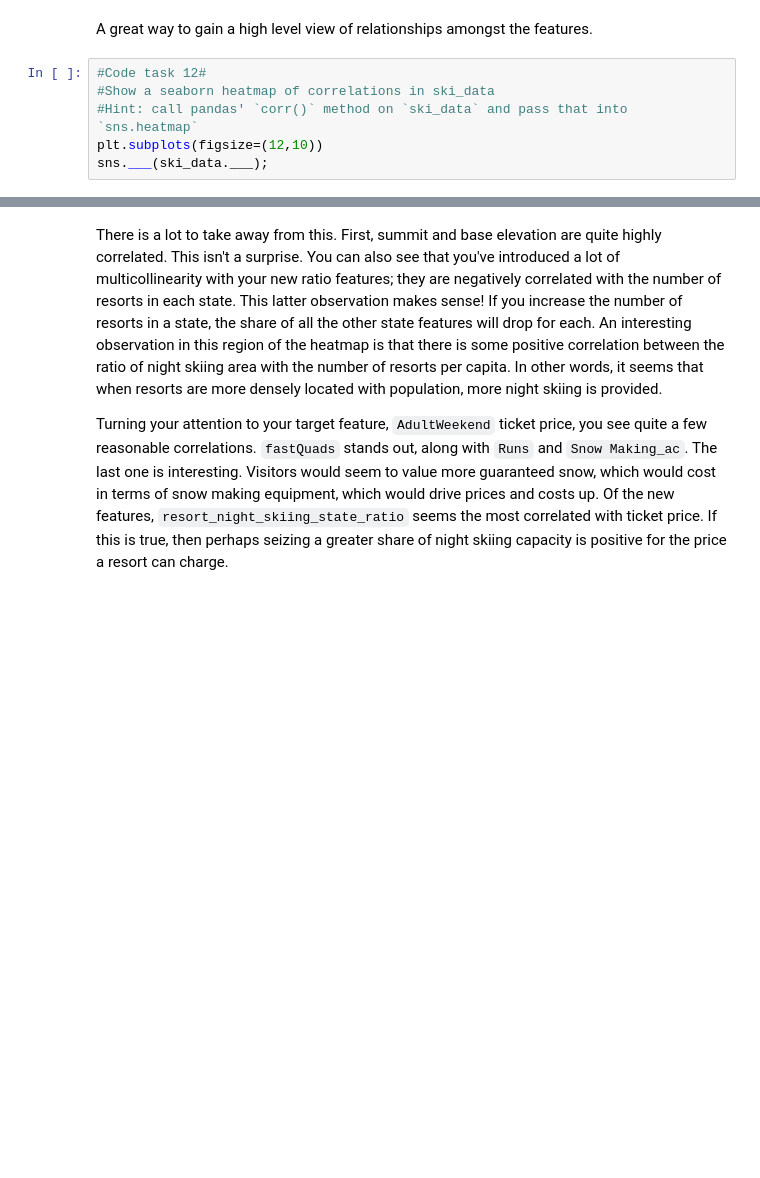
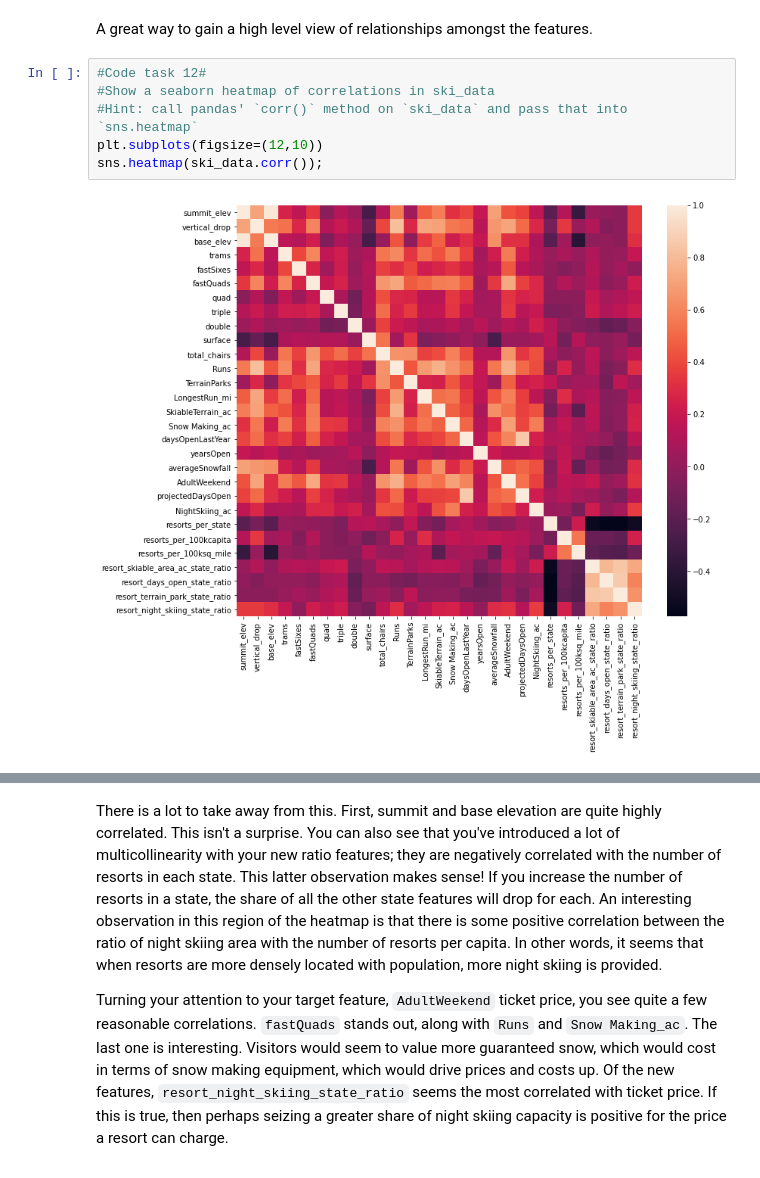
Before and after one commit to byongrakkim/DataScienceGuidedCapstone, a Jupyter notebook: Notebooks/03_exploratory_data_analysis.ipynb, the cells around one changed output, grey strips where cells are left out. Saved outputs shown, nothing was run; the diff lists cells and outputs as text; blank space fills up the shorter version.

Commit message:
Scatterplot features

```diff
--- a/Notebooks/03_exploratory_data_analysis.ipynb
+++ b/Notebooks/03_exploratory_data_analysis.ipynb
@@ -829,6 +878,8 @@ A great way to gain a high level view of relationships amongst the features.
 # %%
 #Code task 12#
 #Show a seaborn heatmap of correlations in ski_data
 #Hint: call pandas' `corr()` method on `ski_data` and pass that into `sns.heatmap`
 plt.subplots(figsize=(12,10))
-sns.___(ski_data.___);
+sns.heatmap(ski_data.corr());
+# %% [output]
+[figure, added]
```
Also changed, not shown: parts of 13 cells of this notebook.
